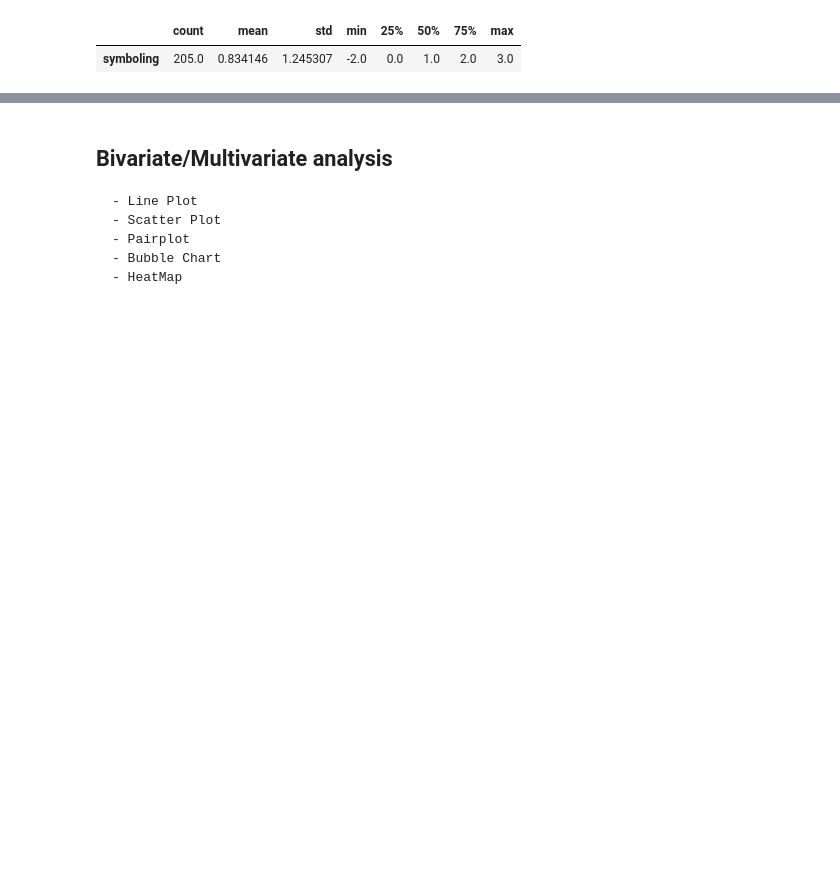
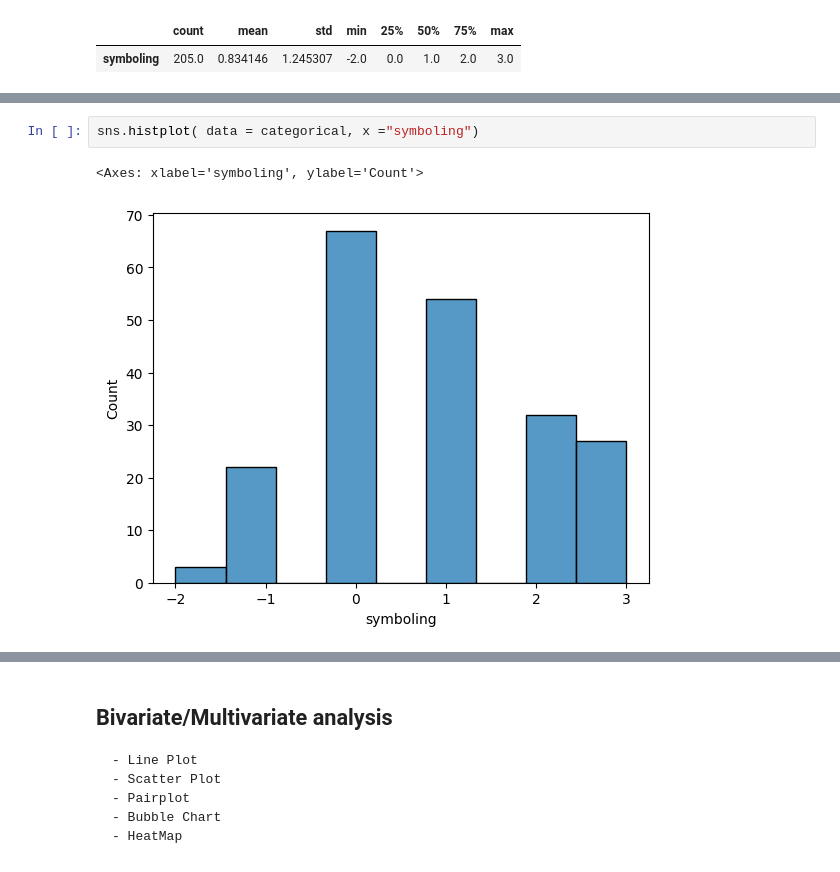
Before and after one commit to Rasel1435/Car_Price_Strategy, a Jupyter notebook: Car_Price (Classification_Case_Study_1)/a_Preprocess/a_EDA.ipynb, the cells around one changed output, grey strips where cells are left out. Drawn from its saved outputs; the diff is of its cells as text; blank space fills up the shorter version.

```diff
--- a/Car_Price (Classification_Case_Study_1)/a_Preprocess/a_EDA.ipynb
+++ b/Car_Price (Classification_Case_Study_1)/a_Preprocess/a_EDA.ipynb
@@ -443,0 +455,5 @@ categorical.describe().T
+# %%
+sns.histplot( data = categorical, x ="symboling")
+# %% [output]
+<Axes: xlabel='symboling', ylabel='Count'>
+[figure, added]
```
Also changed, not shown: parts of 37 cells of this notebook.
